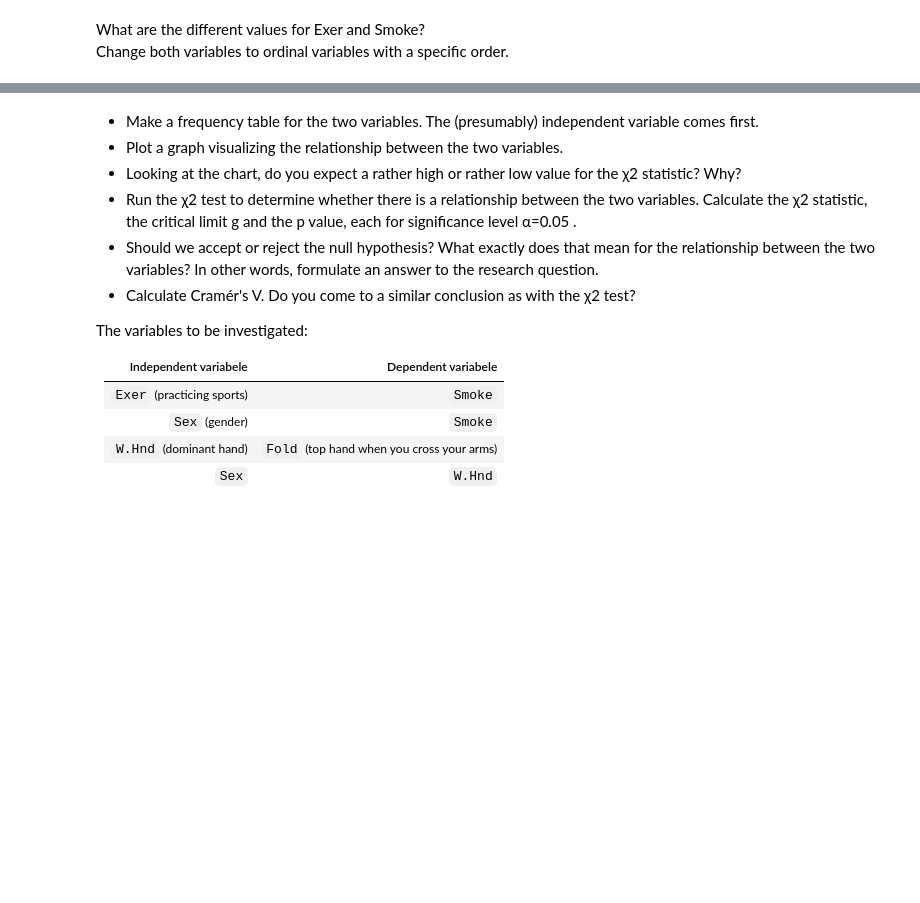
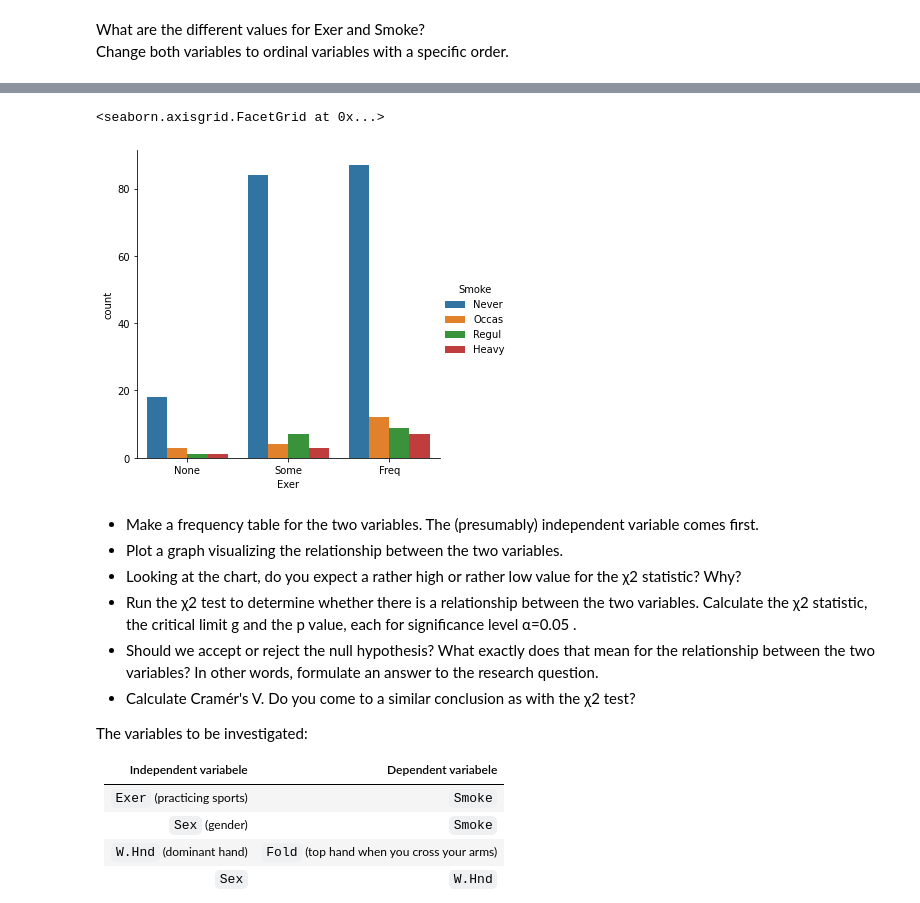
Before and after one commit to arnauddormaels/Data-Science-and-AI, a Jupyter notebook: Solution Labs/H4_labs_chi_squared.ipynb, the cells around one changed output, grey strips where cells are left out. Cells and saved outputs as stored; diff of their text form; code cells hidden in the pictures; blank space fills up the shorter version.

```diff
--- a/Solution Labs/H4_labs_chi_squared.ipynb
+++ b/Solution Labs/H4_labs_chi_squared.ipynb
@@ -182,3 +182,8 @@ Results of the main calculations (rounded up to 3 decimal places):
 - `Sex/W.Hnd`: χ² ≈ 0.236, g ≈ 3.842, p ≈ 0.627
 # %% [markdown]
 Read the dataset.
+# %%
+survey = pd.read_csv('https://raw.githubusercontent.com/arnauddormaels/Data-Science-and-AI/main/data/survey.csv')
+survey.Exer = survey.Exer.astype(CategoricalDtype(categories=['None', 'Some', 'Freq'], ordered=True))        #Gaat er voor zorgen dat de data op deze volgorde wordt geordend als je het wilt crosstablen
+survey.Smoke = survey.Smoke.astype(CategoricalDtype(categories=['Never', 'Occas', 'Regul', 'Heavy'], ordered=True))
+survey
@@ -188,3 +218,8 @@ Change both variables to ordinal variables with a specific order.
+# %%
+sns.catplot(data=survey, x='Exer', hue='Smoke', kind='count')
+# %% [output]
+<seaborn.axisgrid.FacetGrid at 0x...>
+[figure, added]
 # %% [markdown]
 * Make a frequency table for the two variables. The (presumably) independent variable comes first.
 * Plot a graph visualizing the relationship between the two variables.
```
Also changed, not shown: parts of 17 cells of this notebook.
